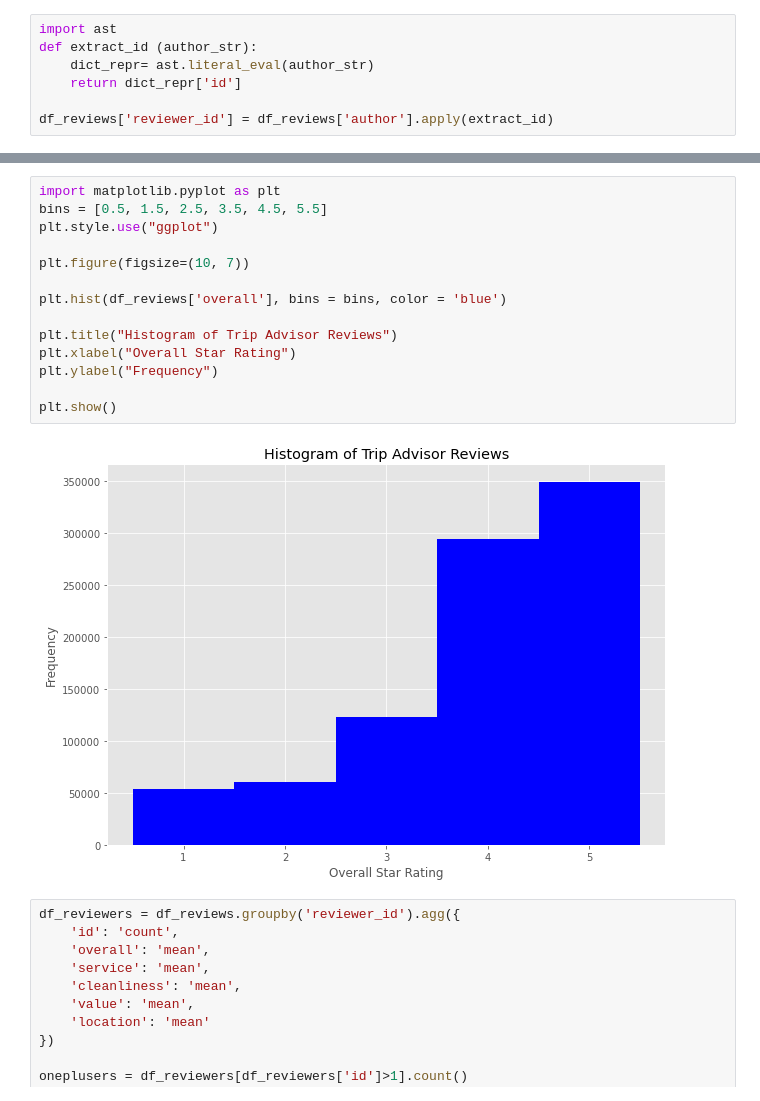
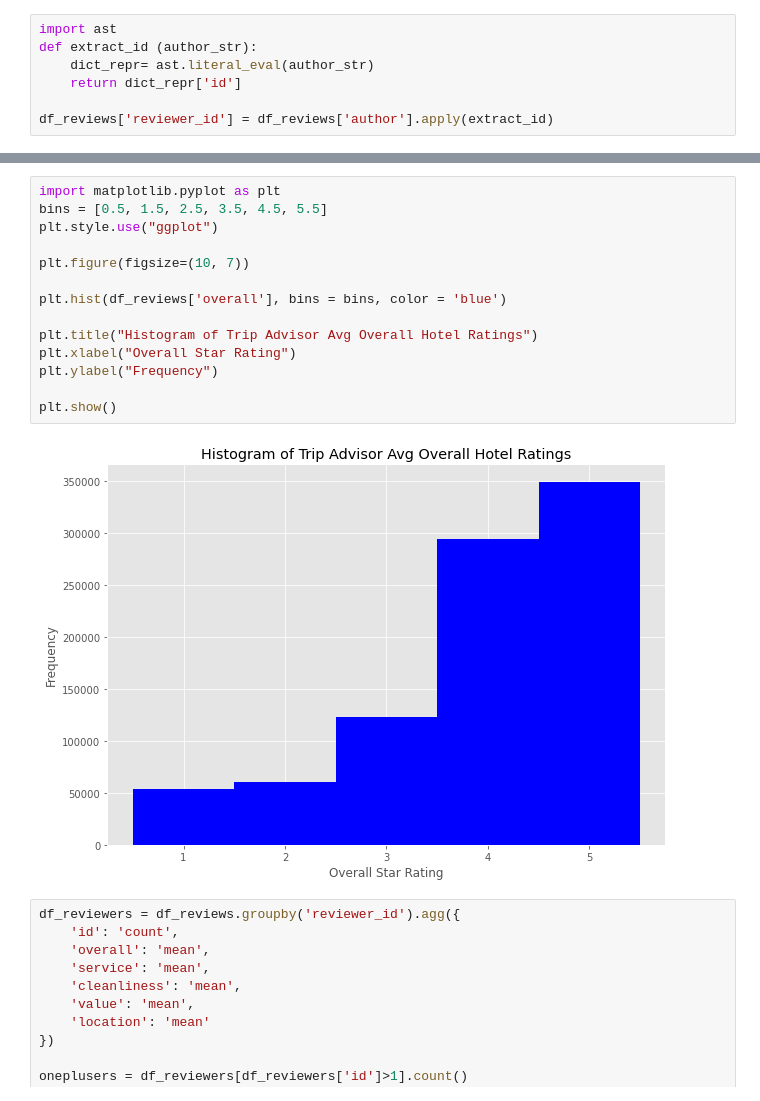
Before and after one commit to willfreeman1/amzn_reviews_EDA, a Jupyter notebook: TS_Reviews_EDA.ipynb, the cells around one changed output, grey strips where cells are left out. Saved outputs shown, nothing was run; the diff lists cells and outputs as text.

Commit message:
changed chart histogram

```diff
--- a/TS_Reviews_EDA.ipynb
+++ b/TS_Reviews_EDA.ipynb
@@ -46,19 +46,19 @@ df_reviews.head()
 # %%
 import matplotlib.pyplot as plt
 bins = [0.5, 1.5, 2.5, 3.5, 4.5, 5.5]
 plt.style.use("ggplot")
 
 plt.figure(figsize=(10, 7))
 
 plt.hist(df_reviews['overall'], bins = bins, color = 'blue')
 
-plt.title("Histogram of Trip Advisor Reviews")
+plt.title("Histogram of Trip Advisor Avg Overall Hotel Ratings")
 plt.xlabel("Overall Star Rating")
 plt.ylabel("Frequency")
 
 plt.show()
 # %% [output]
-[figure, old version]
+[figure, new version]
 # %%
 df_reviewers = df_reviews.groupby('reviewer_id').agg({
     'id': 'count',
```
Also changed, not shown: parts of 6 cells of this notebook.
